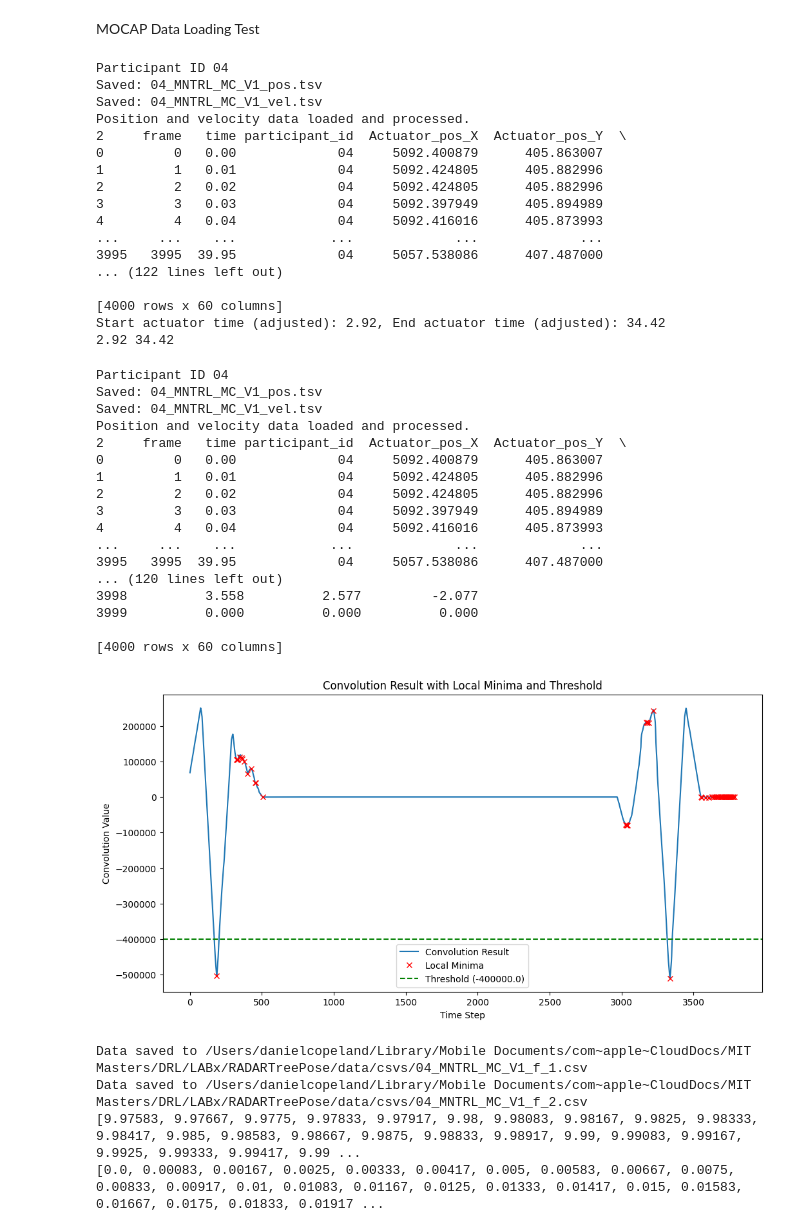
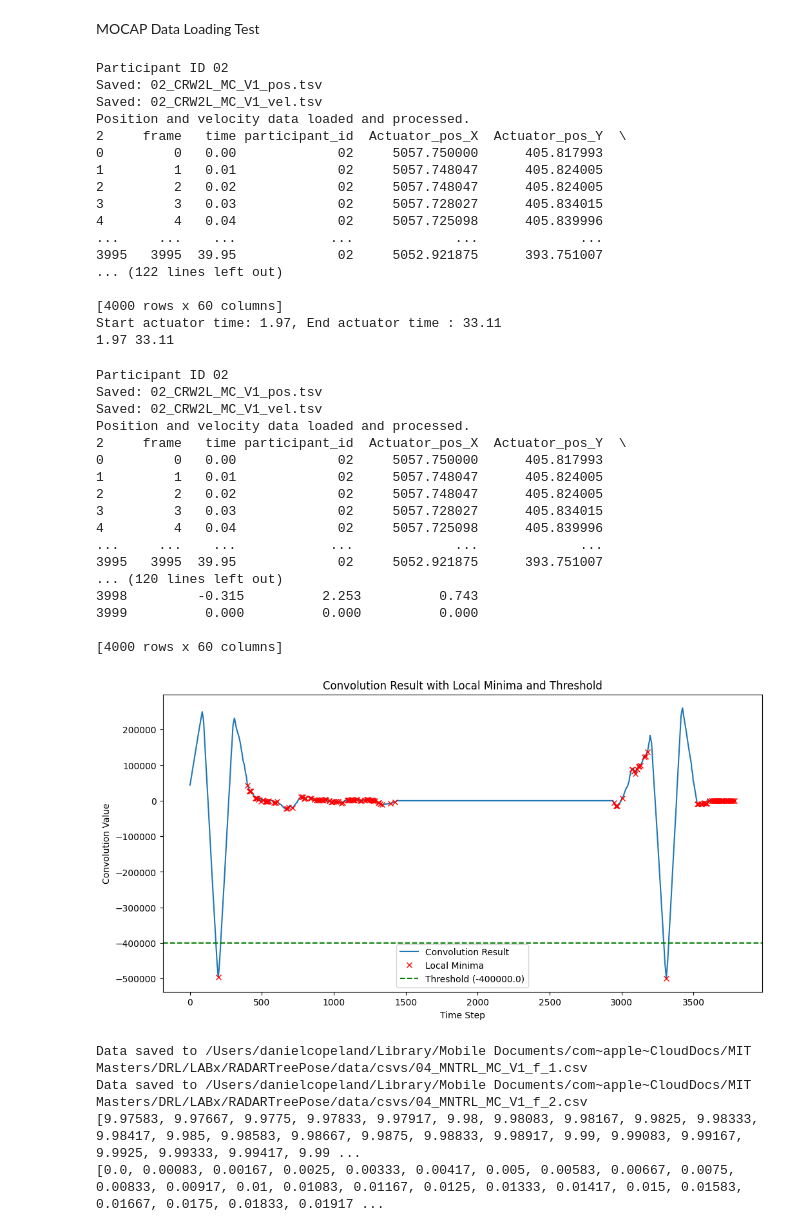
Before and after one commit to CopelandMIT/RADARTreePose, a Jupyter notebook: main.ipynb, the cells around one changed output. Saved outputs shown, nothing was run; the diff lists cells and outputs as text; code cells hidden in the pictures.

```diff
--- a/main.ipynb
+++ b/main.ipynb
@@ -154,56 +154,51 @@ test_data.create_gif(aoa_data, gif_filename)
 MOCAP Data Loading Test
 # %%
 # Example usage:
-mocap = MOCAPDataCapture('/Users/danielcopeland/Library/CloudStorage/OneDrive-MassachusettsInstituteofTechnology/Yoga_Study_MOCAP_FP_Data/04/04_MNTRL_MC_V1.tsv')
+mocap = MOCAPDataCapture('/Users/danielcopeland/Library/CloudStorage/OneDrive-MassachusettsInstituteofTechnology/Yoga_Study_MOCAP_Data/02/tsv/02_CRW2L_MC_V1.tsv')
 mocap.find_actuator_start_end_direction_changes()
 print(mocap.start_actuator_time, mocap.end_actuator_time)
 # %% [output]
-Participant ID 04
-Saved: 04_MNTRL_MC_V1_pos.tsv
-Saved: 04_MNTRL_MC_V1_vel.tsv
+Participant ID 02
+Saved: 02_CRW2L_MC_V1_pos.tsv
+Saved: 02_CRW2L_MC_V1_vel.tsv
 Position and velocity data loaded and processed.
 2     frame   time participant_id  Actuator_pos_X  Actuator_pos_Y  \
-0         0   0.00             04     5092.400879      405.863007
-1         1   0.01             04     5092.424805      405.882996
-2         2   0.02             04     5092.424805      405.882996
-3         3   0.03             04     5092.397949      405.894989
-4         4   0.04             04     5092.416016      405.873993
+0         0   0.00             02     5057.750000      405.817993
+1         1   0.01             02     5057.748047      405.824005
+2         2   0.02             02     5057.748047      405.824005
+3         3   0.03             02     5057.728027      405.834015
+4         4   0.04             02     5057.725098      405.839996
 ...     ...    ...            ...             ...             ...
-3995   3995  39.95             04     5057.538086      407.487000
+3995   3995  39.95             02     5052.921875      393.751007
 ... (122 lines left out)
 
 [4000 rows x 60 columns]
-Start actuator time (adjusted): 2.92, End actuator time (adjusted): 34.42
-2.92 34.42
+Start actuator time: 1.97, End actuator time : 33.11
+1.97 33.11
 # %%
 # Example usage:
-mocap = MOCAPDataCapture('/Users/danielcopeland/Library/CloudStorage/OneDrive-MassachusettsInstituteofTechnology/Yoga_Study_MOCAP_Data/02/tsv/02_CRW2R_MC_V1_vel.tsv')
-mocap.find_actuator_start_end_direction_changes()
-print(mocap.start_actuator_time, mocap.end_actuator_time)
+mocap = MOCAPDataCapture('/Users/danielcopeland/Library/CloudStorage/OneDrive-MassachusettsInstituteofTechnology/Yoga_Study_MOCAP_Data/02/tsv/02_CRW2L_MC_V1.tsv')
+actuator_vel_x = mocap.velocity_data['Actuator_vel_X'].to_numpy()
+mocap.plot_convolution_result(actuator_vel_x)
+# %% [output]
+Participant ID 02
+Saved: 02_CRW2L_MC_V1_pos.tsv
+Saved: 02_CRW2L_MC_V1_vel.tsv
+Position and velocity data loaded and processed.
+2     frame   time participant_id  Actuator_pos_X  Actuator_pos_Y  \
+0         0   0.00             02     5057.750000      405.817993
+1         1   0.01             02     5057.748047      405.824005
+2         2   0.02             02     5057.748047      405.824005
+3         3   0.03             02     5057.728027      405.834015
+4         4   0.04             02     5057.725098      405.839996
+...     ...    ...            ...             ...             ...
+3995   3995  39.95             02     5052.921875      393.751007
+... (120 lines left out)
+3998         -0.315          2.253          0.743
+3999          0.000          0.000          0.000
+
+[4000 rows x 60 columns]
+[figure, added]
-# %%
-# Example usage:
-mocap = MOCAPDataCapture('/Users/danielcopeland/Library/CloudStorage/OneDrive-MassachusettsInstituteofTechnology/Yoga_Study_MOCAP_FP_Data/04/04_MNTRL_MC_V1.tsv')
-actuator_vel_x = mocap.velocity_data['Actuator_vel_X'].to_numpy()
-mocap.plot_convolution_result(actuator_vel_x)
-# %% [output]
-Participant ID 04
-Saved: 04_MNTRL_MC_V1_pos.tsv
-Saved: 04_MNTRL_MC_V1_vel.tsv
-Position and velocity data loaded and processed.
-2     frame   time participant_id  Actuator_pos_X  Actuator_pos_Y  \
-0         0   0.00             04     5092.400879      405.863007
-1         1   0.01             04     5092.424805      405.882996
-2         2   0.02             04     5092.424805      405.882996
-3         3   0.03             04     5092.397949      405.894989
-4         4   0.04             04     5092.416016      405.873993
-...     ...    ...            ...             ...             ...
-3995   3995  39.95             04     5057.538086      407.487000
-... (120 lines left out)
-3998          3.558          2.577         -2.077
-3999          0.000          0.000          0.000
-
-[4000 rows x 60 columns]
-[figure, removed]
 # %%
 # Usage example:
 base_file_path = '/Users/danielcopeland/Library/CloudStorage/OneDrive-MassachusettsInstituteofTechnology/Yoga_Study_MOCAP_FP_Data/04/04_MNTRL_MC_V1.tsv'
```
Also changed, not shown: 1 other file.
